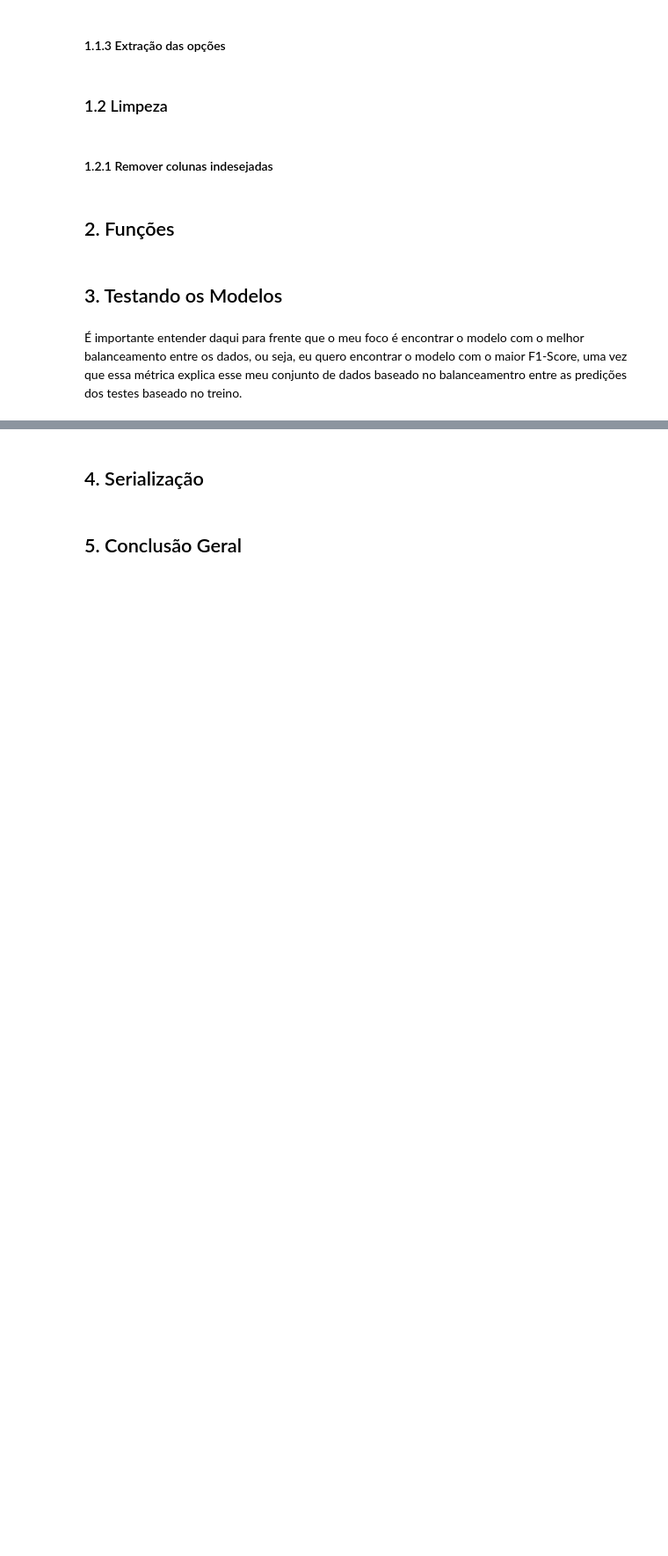
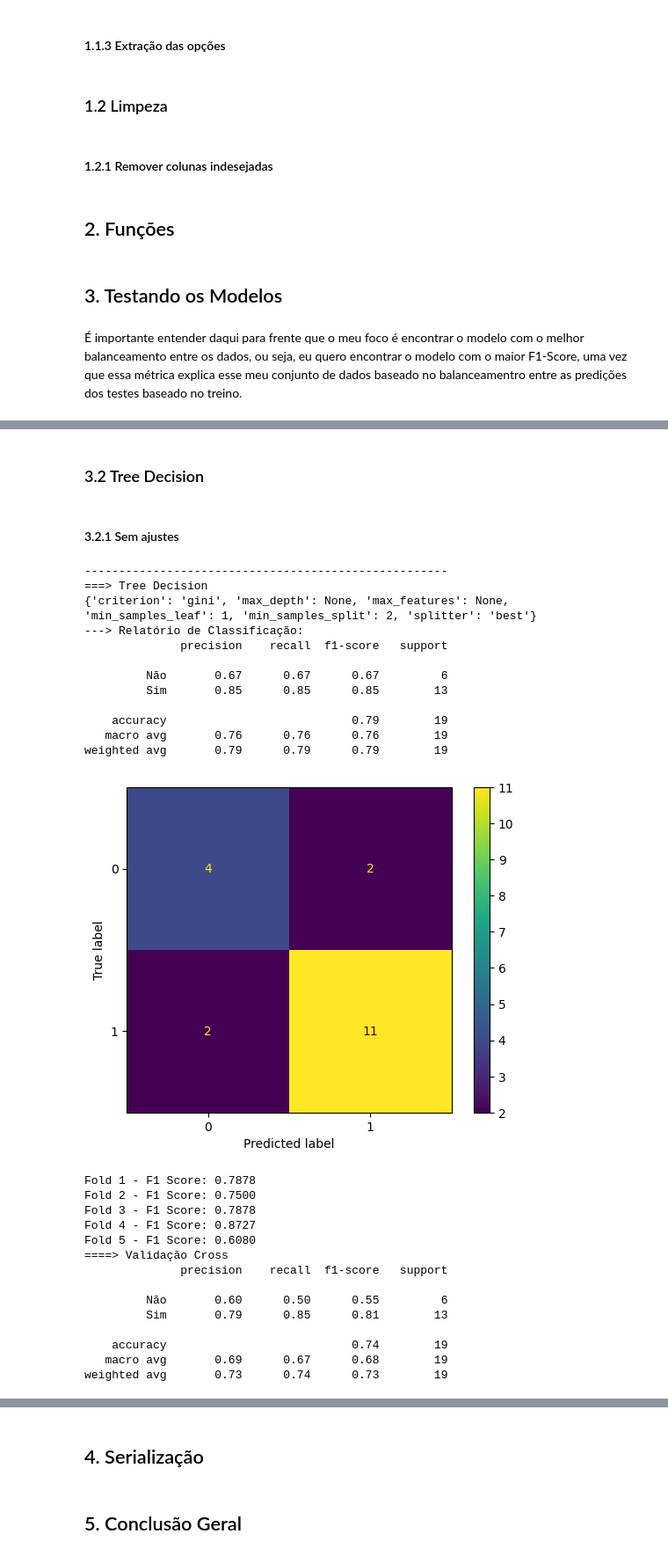
Before and after one commit to Olimpo-Org/olimpo-data-analytics, a Jupyter notebook: Modelo de IA/analise.ipynb, the cells around one changed output, grey strips where cells are left out. Shown at 88% size. Drawn from its saved outputs; the diff is of its cells as text; code cells hidden in the pictures; blank space fills up the shorter version.

```diff
--- a/Modelo de IA/analise.ipynb
+++ b/Modelo de IA/analise.ipynb
@@ -609,0 +484,38 @@ KNeighborsClassifier(metric='euclidean', n_neighbors=2)
+# %% [markdown]
+### 3.2 Tree Decision
+# %% [markdown]
+#### 3.2.1 Sem ajustes
+# %%
+print('-----------------------------------------------------')
+
+print('===> Tree Decision')
+
+model = classificador_hyperparametros(classificador_tree, atributos_smote, atributos_teste, resposta_smote, resposta_teste, modelos_parametros)
+# %% [output]
+-----------------------------------------------------
+===> Tree Decision
+{'criterion': 'gini', 'max_depth': None, 'max_features': None, 'min_samples_leaf': 1, 'min_samples_split': 2, 'splitter': 'best'}
+---> Relatório de Classificação:
+              precision    recall  f1-score   support
+
+         Não       0.67      0.67      0.67         6
+         Sim       0.85      0.85      0.85        13
+
+    accuracy                           0.79        19
+   macro avg       0.76      0.76      0.76        19
+weighted avg       0.79      0.79      0.79        19
+[figure, added]
+Fold 1 - F1 Score: 0.7878
+Fold 2 - F1 Score: 0.7500
+Fold 3 - F1 Score: 0.7878
+Fold 4 - F1 Score: 0.8727
+Fold 5 - F1 Score: 0.6080
+====> Validação Cross
+              precision    recall  f1-score   support
+
+         Não       0.60      0.50      0.55         6
+         Sim       0.79      0.85      0.81        13
+
+    accuracy                           0.74        19
+   macro avg       0.69      0.67      0.68        19
+weighted avg       0.73      0.74      0.73        19
```
Also changed, not shown: parts of 72 cells of this notebook, 2 other files.
